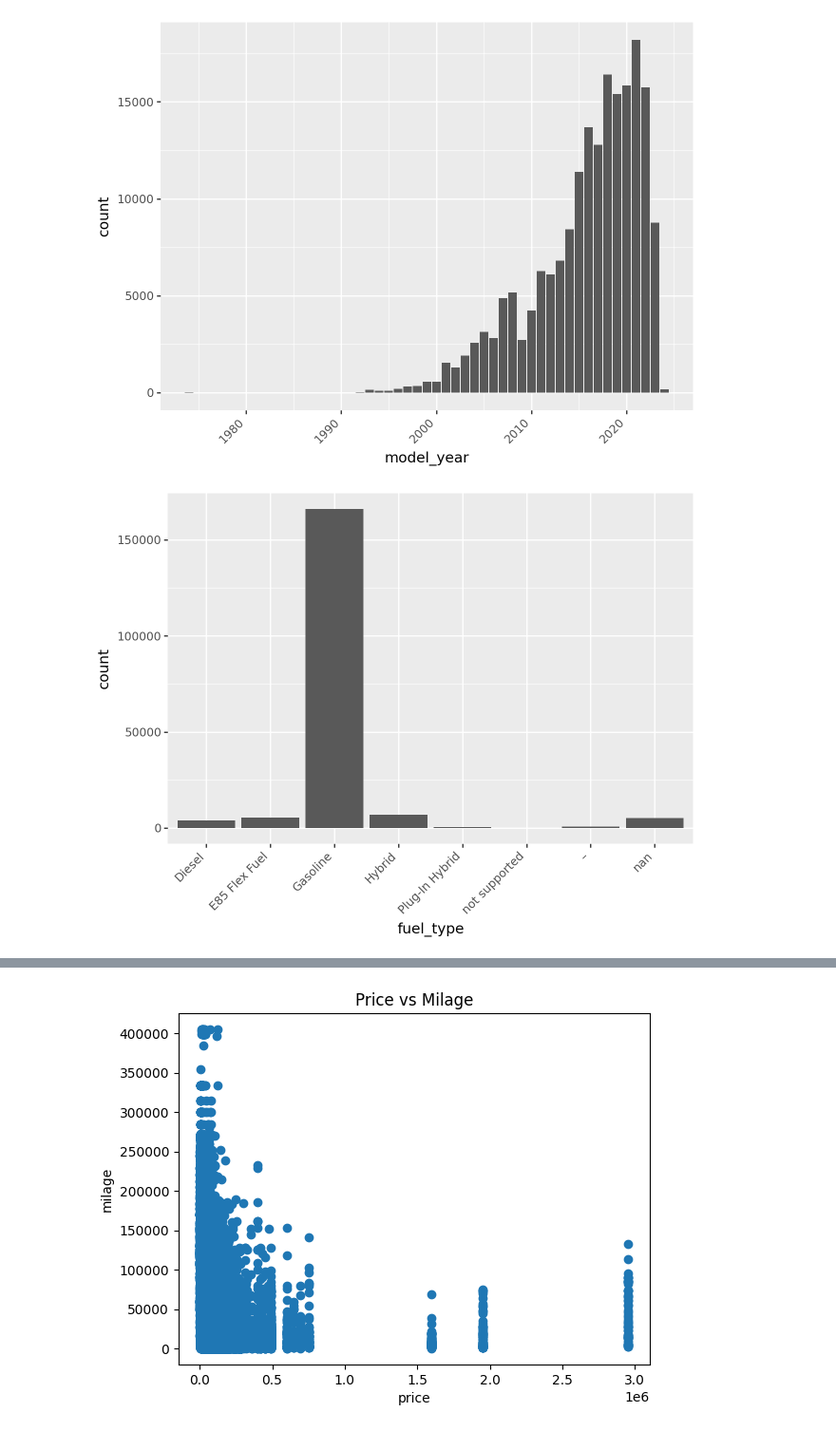
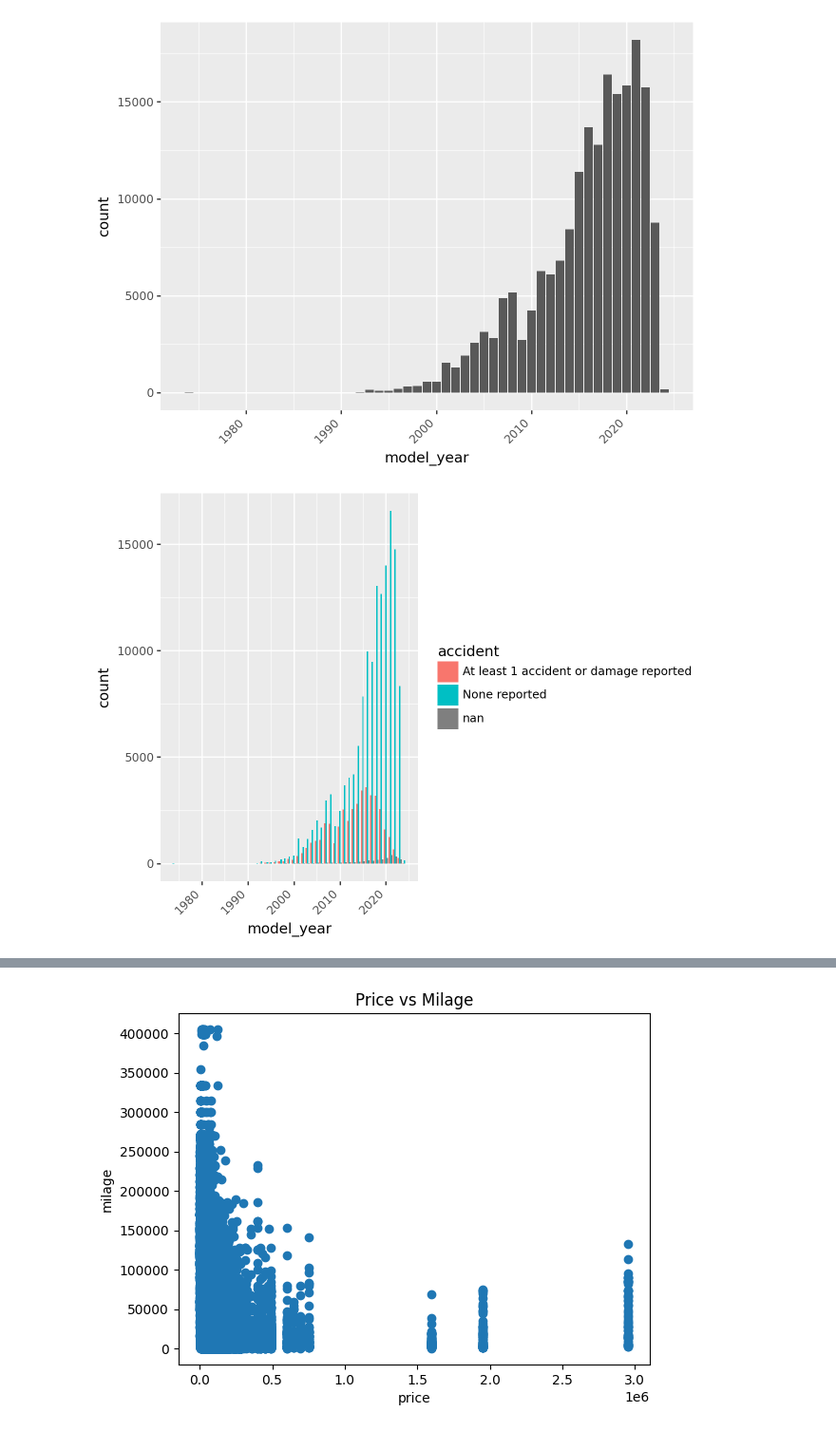
Before and after one commit to lamkilian/used_car_prices, a Jupyter notebook: visualization.ipynb, the cells around one changed output, grey strips where cells are left out. Shown: that part at 95% size. Cells and saved outputs as stored; diff of their text form; code cells hidden in the pictures.

Commit message:
many plots added for reference

```diff
--- a/visualization.ipynb
+++ b/visualization.ipynb
@@ -41,15 +51,15 @@ p9.ggplot(
 )
 # %% [output]
 [figure]
-# %%
-# plot the model years
-(
-p9.ggplot(
-    data = data,
-    mapping = p9.aes(x = 'fuel_type')
-) +
-    p9.geom_bar() +
-    p9.theme(axis_text_x=p9.element_text(rotation=45, hjust=1))
-)
-# %% [output]
-[figure, removed]
+# %%
+# barplot
+(
+p9.ggplot(
+    data = data,
+    mapping = p9.aes(x = 'model_year', fill='accident')    # use color or fill parameter
+) +
+    p9.geom_bar(position='dodge') + # use stack, dodge or fill
+    p9.theme(axis_text_x=p9.element_text(rotation=45, hjust=1))
+)
+# %% [output]
+[figure, added]
```
Also changed, not shown: parts of 12 cells of this notebook.
